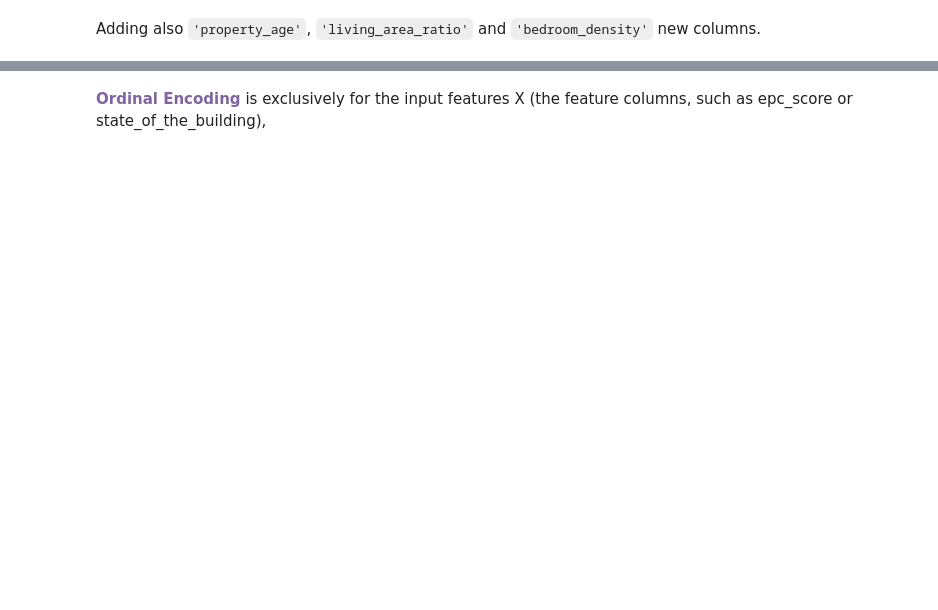
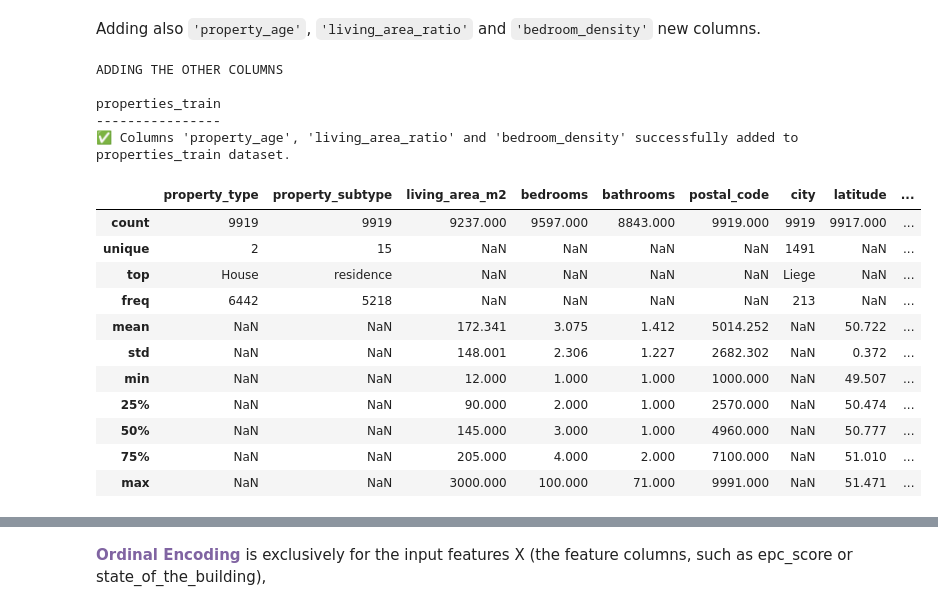
Before and after one commit to ireneghioni-glitch/immo-eliza-ml, a Jupyter notebook: 2_Data_Preparation/irene_ImmoEliza_preprocessing.ipynb, the cells around one changed output, grey strips where cells are left out. Drawn from its saved outputs; the diff is of its cells as text; code cells hidden in the pictures; blank space fills up the shorter version.

```diff
--- a/2_Data_Preparation/irene_ImmoEliza_preprocessing.ipynb
+++ b/2_Data_Preparation/irene_ImmoEliza_preprocessing.ipynb
@@ -130,3 +138,8 @@ is_nearby_city_prestigious in the dataset contains 2 unique values:
 0.0
 1.0
 Datatype of vales in the column is float64.
+# %%
+properties_train['is_nearby_city_prestigious'] = properties_train['is_nearby_city_prestigious'].astype('Int64')
+properties_test['is_nearby_city_prestigious'] = properties_test['is_nearby_city_prestigious'].astype('Int64')
+
+print("✅ Values in 'is_nearby_city_prestigious' columns successfully converted to Int64 in both datasets.")
@@ -296,16 +333,24 @@ df_zip_density = bridge_df.merge(comune_df[['CD_REFNIS', 'urban_density']], on='
 # final aggregation on 'CD_ZIP' calculating mean value
 density_mapping = df_zip_density.groupby('CD_ZIP')['urban_density'].mean()
 # %%
+'''
+properties_train
+----------------
+'''
+print("ADDING 'urban_density' COLUMN\n")
+print("properties_train")
+print("----------------")
+
 # mapping 'urban_density' to properties dataset
-properties['urban_density'] = properties['postal_code'].map(density_mapping)
+properties_train['urban_density'] = properties_train['postal_code'].map(density_mapping)
 
 # checking new column state
 
-properties['urban_density'].head(5)
-print(f'Number on NaN values: {properties['urban_density'].isna().sum()}')
-print(f'Proportion of NaN values: {(properties['urban_density'].isna().mean()*100).round(2)}%')
+properties_train['urban_density'].head(5)
+print(f'Number on NaN values: {properties_train['urban_density'].isna().sum()}')
+print(f'Proportion of NaN values: {(properties_train['urban_density'].isna().mean()*100).round(2)}%')
 # check if association with 'postal_code' has geometrical sense
-properties[['postal_code', 'urban_density']].drop_duplicates().head(10)
+properties_train[['postal_code', 'urban_density']].drop_duplicates().head(10)
 # extract postal codes list with NaN urban density
-pc_nan_dens = properties[properties['urban_density'].isna()]['postal_code'].unique().astype(str)
+pc_nan_dens = properties_train[properties_train['urban_density'].isna()]['postal_code'].unique().astype(str)
 print(f'Postal codes with nan as urban density:\n{"\n".join(pc_nan_dens)}')
@@ -312,6 +415,14 @@ print(f'Postal codes with nan as urban density:\n{"\n".join(pc_nan_dens)}')
 # %% [markdown]
 Adding also `'property_age'`, `'living_area_ratio'` and `'bedroom_density'` new columns.
 # %%
+'''
+properties_train
+----------------
+'''
+print("ADDING THE OTHER COLUMNS\n")
+print("properties_train")
+print("----------------")
+
 '''
 ===========================
 'property_age' column
@@ -319,7 +430,7 @@ Adding also `'property_age'`, `'living_area_ratio'` and `'bedroom_density'` new
 '''
 # 2026 - df['building_year']
 
-properties['property_age'] = 2026 - properties['building_year']
+properties_train['property_age'] = 2026 - properties_train['building_year']
 
 '''
 ===========================
@@ -328,7 +439,7 @@ properties['property_age'] = 2026 - properties['building_year']
 '''
 # df['living_area_m2'] / df['total_area_m2']
 
-properties['living_area_ratio'] = properties['living_area_m2'] / properties['total_area_m2']
+properties_train['living_area_ratio'] = properties_train['living_area_m2'] / properties_train['total_area_m2']
 
 '''
 ===========================
@@ -337,4 +448,12 @@ properties['living_area_ratio'] = properties['living_area_m2'] / properties['tot
 '''
 # df['bedrooms'] / df['living_area_m2']
 
-properties['bedroom_density'] = properties['bedrooms'] / properties['living_area_m2']
+properties_train['bedroom_density'] = properties_train['bedrooms'] / properties_train['living_area_m2']
+
+print("✅ Columns 'property_age', 'living_area_ratio' and 'bedroom_density' successfully added to properties_train dataset.")
+# %% [output]
+ADDING THE OTHER COLUMNS
+
+properties_train
+----------------
+✅ Columns 'property_age', 'living_area_ratio' and 'bedroom_density' successfully added to properties_train dataset.
@@ -342,0 +460,15 @@ properties.describe(include='all')
+# %%
+properties_train.describe(include='all')
+# %% [output]
+|  | property_type | property_subtype | living_area_m2 | bedrooms | bathrooms | postal_code | city | latitude | ... |
+| count | 9919 | 9919 | 9237.000 | 9597.000 | 8843.000 | 9919.000 | 9919 | 9917.000 | ... |
+| unique | 2 | 15 | NaN | NaN | NaN | NaN | 1491 | NaN | ... |
+| top | House | residence | NaN | NaN | NaN | NaN | Liege | NaN | ... |
+| freq | 6442 | 5218 | NaN | NaN | NaN | NaN | 213 | NaN | ... |
+| mean | NaN | NaN | 172.341 | 3.075 | 1.412 | 5014.252 | NaN | 50.722 | ... |
+| std | NaN | NaN | 148.001 | 2.306 | 1.227 | 2682.302 | NaN | 0.372 | ... |
+| min | NaN | NaN | 12.000 | 1.000 | 1.000 | 1000.000 | NaN | 49.507 | ... |
+| 25% | NaN | NaN | 90.000 | 2.000 | 1.000 | 2570.000 | NaN | 50.474 | ... |
+| 50% | NaN | NaN | 145.000 | 3.000 | 1.000 | 4960.000 | NaN | 50.777 | ... |
+| 75% | NaN | NaN | 205.000 | 4.000 | 2.000 | 7100.000 | NaN | 51.010 | ... |
+| max | NaN | NaN | 3000.000 | 100.000 | 71.000 | 9991.000 | NaN | 51.471 | ... |
```
Also changed, not shown: parts of 57 cells of this notebook, 3 other files.
